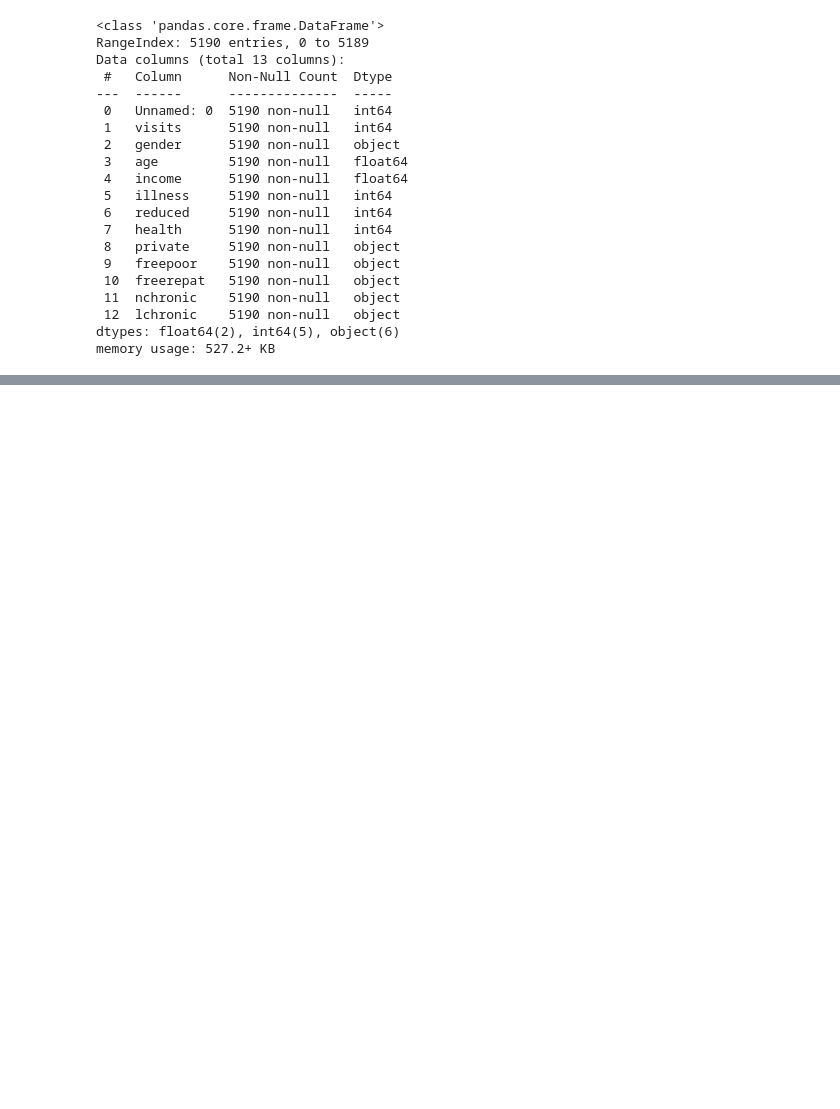
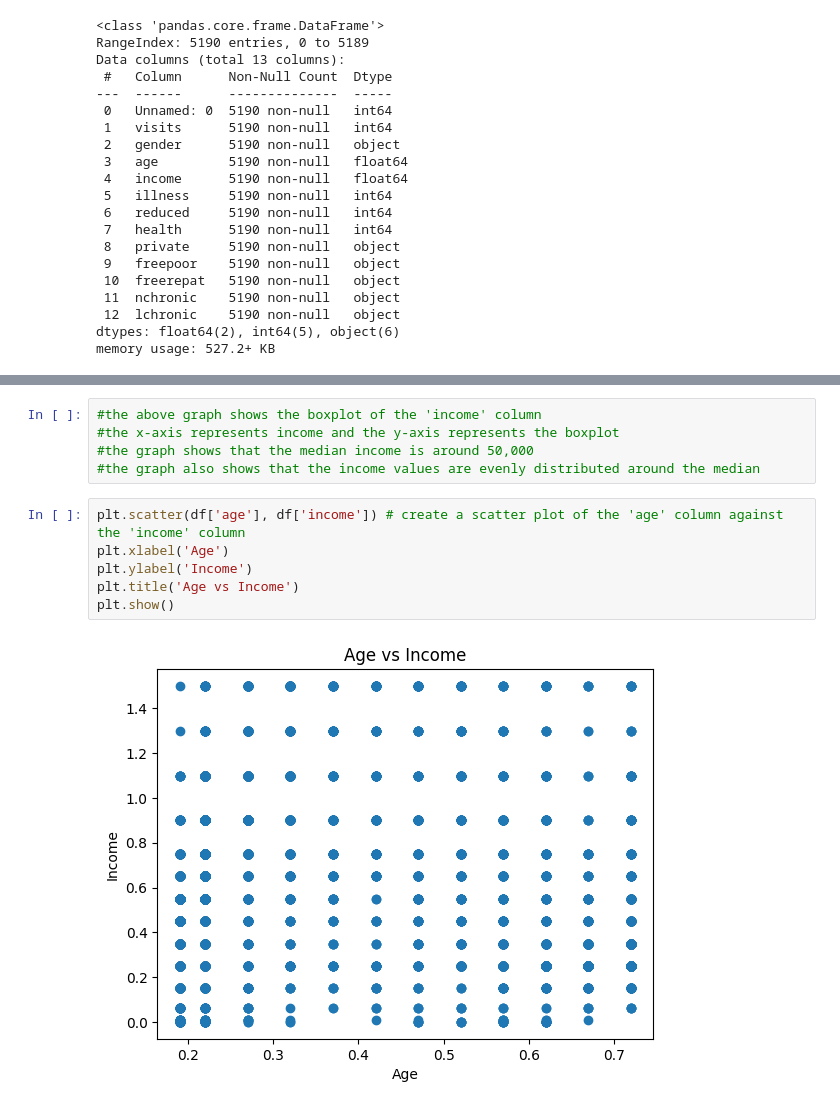
Before and after one commit to karamveer2648/Doctor_Visit_Analysis, a Jupyter notebook: Doctor_Visit_Analysis.ipynb, the cells around one changed output, grey strips where cells are left out. Drawn from its saved outputs; the diff is of its cells as text; blank space fills up the shorter version.

```diff
--- a/Doctor_Visit_Analysis.ipynb
+++ b/Doctor_Visit_Analysis.ipynb
@@ -63,0 +124,13 @@ plt.scatter(df['illness'].value_counts().sort_index().index, df['illness'].value
+# %%
+#the above graph shows the boxplot of the 'income' column
+#the x-axis represents income and the y-axis represents the boxplot
+#the graph shows that the median income is around 50,000
+#the graph also shows that the income values are evenly distributed around the median
+# %%
+plt.scatter(df['age'], df['income']) # create a scatter plot of the 'age' column against the 'income' column
+plt.xlabel('Age')
+plt.ylabel('Income')
+plt.title('Age vs Income')
+plt.show()
+# %% [output]
+[figure, added]
```
Also changed, not shown: parts of 17 cells of this notebook.
